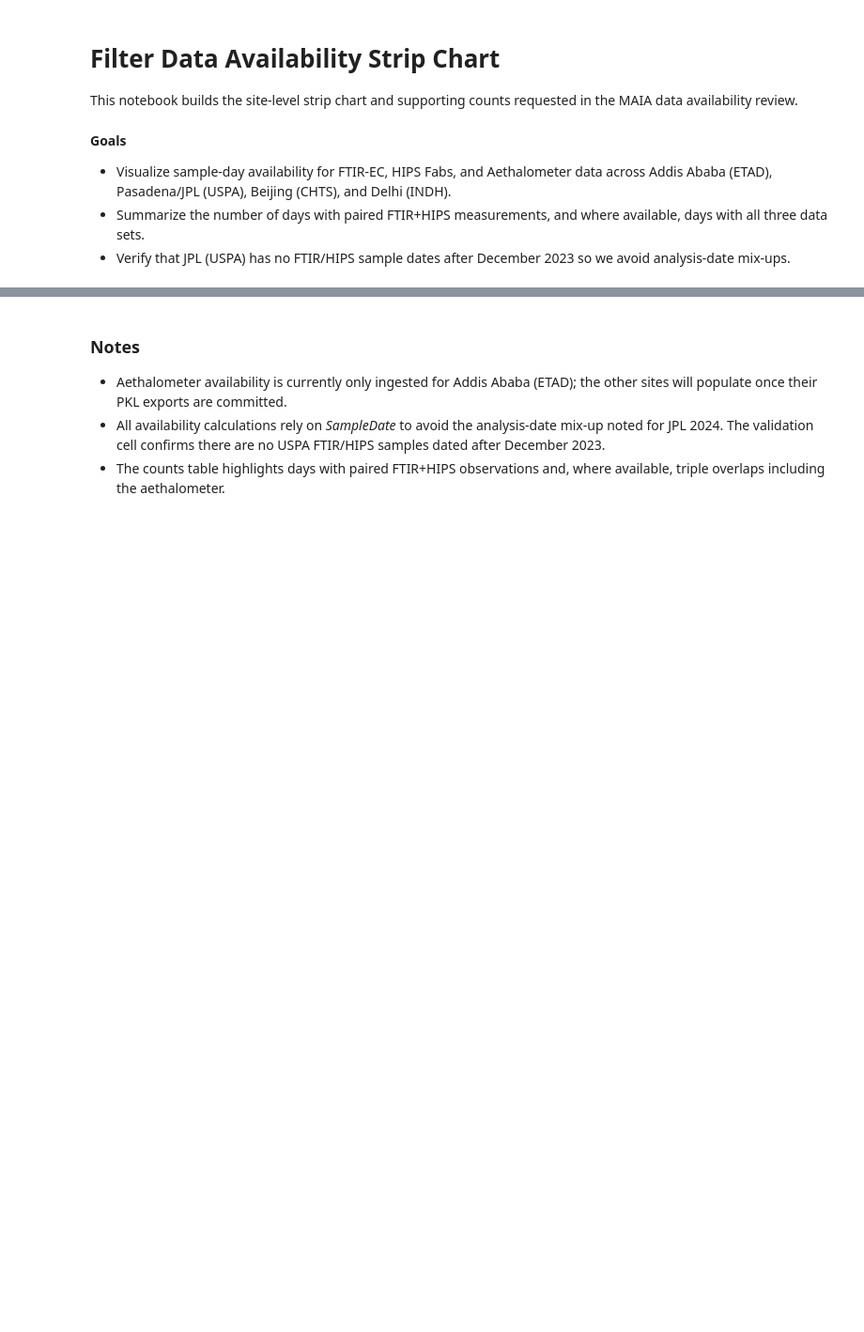
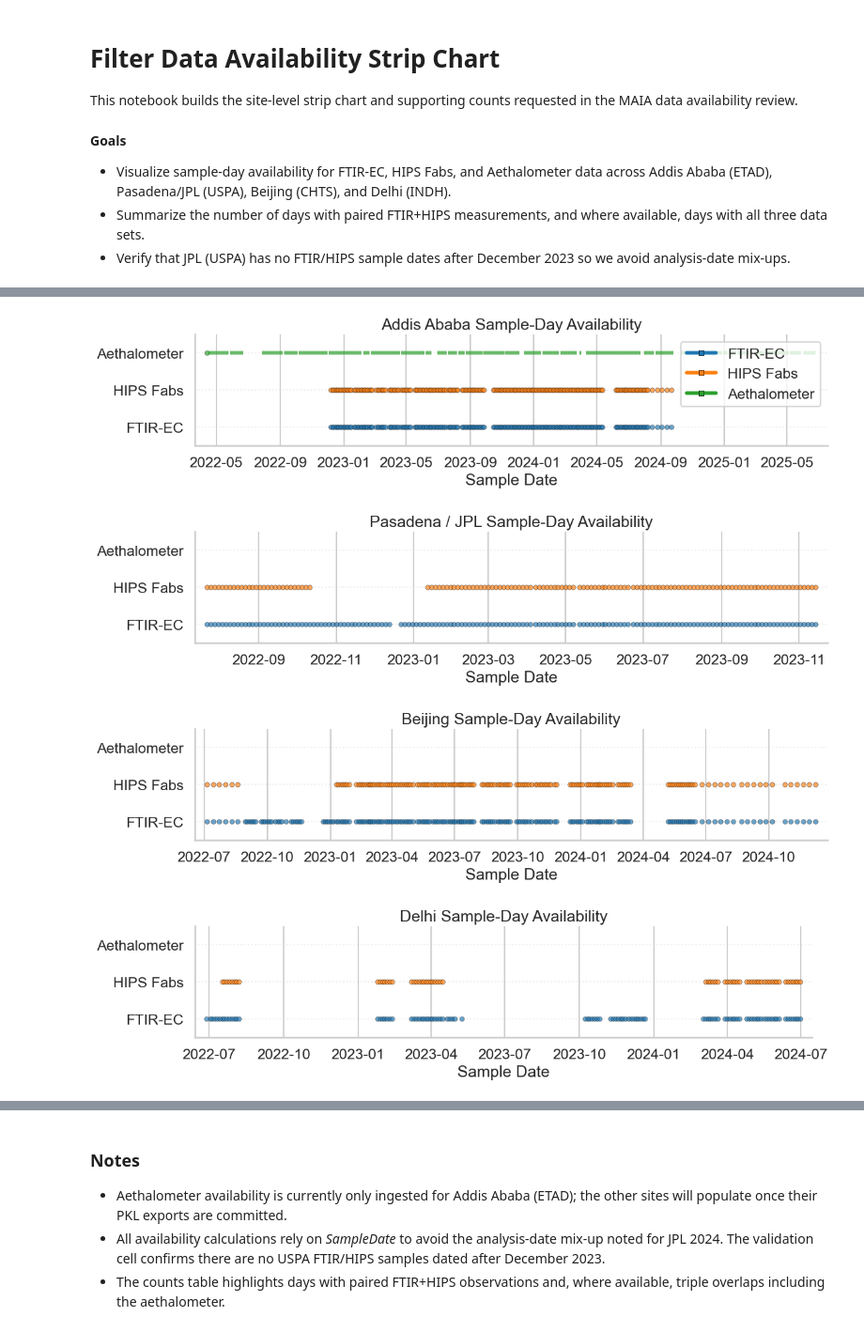
Before and after one commit to ahzs645/aethmodular, a Jupyter notebook: notebooks/filter_data_availability_strip_chart.ipynb, the cells around one changed output, grey strips where cells are left out. Shown at 94% size. Cells and saved outputs as stored; diff of their text form; code cells hidden in the pictures; blank space fills up the shorter version.

```diff
--- a/notebooks/filter_data_availability_strip_chart.ipynb
+++ b/notebooks/filter_data_availability_strip_chart.ipynb
@@ -173,46 +207,103 @@ if chart_data.empty:
     print('No availability data to plot.')
 else:
     legend_handles = [
-        Line2D([0], [0], marker='o', color='w', markerfacecolor=PALETTE[m],
-               markeredgecolor='black', markersize=10, label=m) for m in MEASUREMENT_ORDER
+        Line2D(
+            [0, 1],
+            [0, 0],
+            marker='s',
+            linestyle='-',
+            color=PALETTE[m],
+            markerfacecolor=PALETTE[m],
+            markeredgecolor='black',
+            markeredgewidth=0.5,
+            linewidth=4.0,
+            markersize=6,
+            label=m
+        )
+        for m in MEASUREMENT_ORDER
     ]
+
+    def _consecutive_segments(date_series):
+        dates = pd.to_datetime(date_series).dropna().sort_values().unique()
+        if len(dates) == 0:
+            return []
+        segments = []
+        current_segment = [dates[0]]
+        for prev, curr in zip(dates, dates[1:]):
+            if (curr - prev) == np.timedelta64(1, 'D'):
+                current_segment.append(curr)
+            else:
+                segments.append(current_segment)
+                current_segment = [curr]
+        segments.append(current_segment)
+        return segments
 
     for idx, (site_code, site_label) in enumerate(SITE_DISPLAY_NAMES.items()):
         site_df = chart_data[chart_data['Site'] == site_code]
         fig, ax = plt.subplots(figsize=(12, 3.2))
 
         if site_df.empty:
             ax.text(0.5, 0.5, 'No data available', transform=ax.transAxes,
                     ha='center', va='center', fontsize=12, fontweight='bold')
             ax.set_axis_off()
         else:
             for measurement in MEASUREMENT_ORDER:
                 measurement_df = site_df[site_df['MeasurementType'] == measurement]
-                if not measurement_df.empty:
+                if measurement_df.empty:
+                    continue
+
+                segments = _consecutive_segments(measurement_df['SampleDate'])
+                y_value = MEASUREMENT_POSITIONS[measurement]
+                singletons = []
+
+                for segment in segments:
+                    if len(segment) > 1:
+                        x_vals = pd.to_datetime(segment)
+                        ax.hlines(
+                            y=y_value,
+                            xmin=x_vals.min(),
+                            xmax=x_vals.max(),
+                            color=PALETTE[measurement],
+                            linewidth=4.0,
+                            alpha=0.7,
+                            label=measurement if idx == 0 else None
+                        )
+                    else:
+                        singletons.extend(segment)
+
+                if singletons:
+                    x_vals = pd.to_datetime(singletons)
+                    y_values = np.full(len(x_vals), y_value, dtype=float)
                     ax.scatter(
-                        measurement_df['SampleDate'],
-                        [MEASUREMENT_POSITIONS[measurement]] * len(measurement_df),
+                        x_vals,
+                        y_values,
                         color=PALETTE[measurement],
                         edgecolor='black',
                         linewidth=0.4,
-                        s=65,
-                        label=measurement if idx == 0 else None
+                        s=28,
+                        alpha=0.65,
+                        label=measurement if idx == 0 and not segments else None
                     )
 
             ax.set_yticks(list(MEASUREMENT_POSITIONS.values()))
             ax.set_yticklabels(MEASUREMENT_ORDER)
             ax.set_ylim(-0.5, len(MEASUREMENT_ORDER) - 0.5)
             ax.set_xlabel('Sample Date')
             ax.set_ylabel('')
             ax.set_title(f'{site_label} Sample-Day Availability')
             ax.grid(axis='y', linestyle=':', alpha=0.35)
             ax.margins(x=0.02)
 
             if idx == 0:
                 ax.legend(handles=legend_handles, loc='upper right', frameon=True)
 
         plt.tight_layout()
         plt.show()
+# %% [output]
+[figure, added]
+[figure, added]
+[figure, added]
+[figure, added]
 # %%
 
 # Display the counts table in a compact format
```
Also changed, not shown: parts of 7 cells of this notebook.
